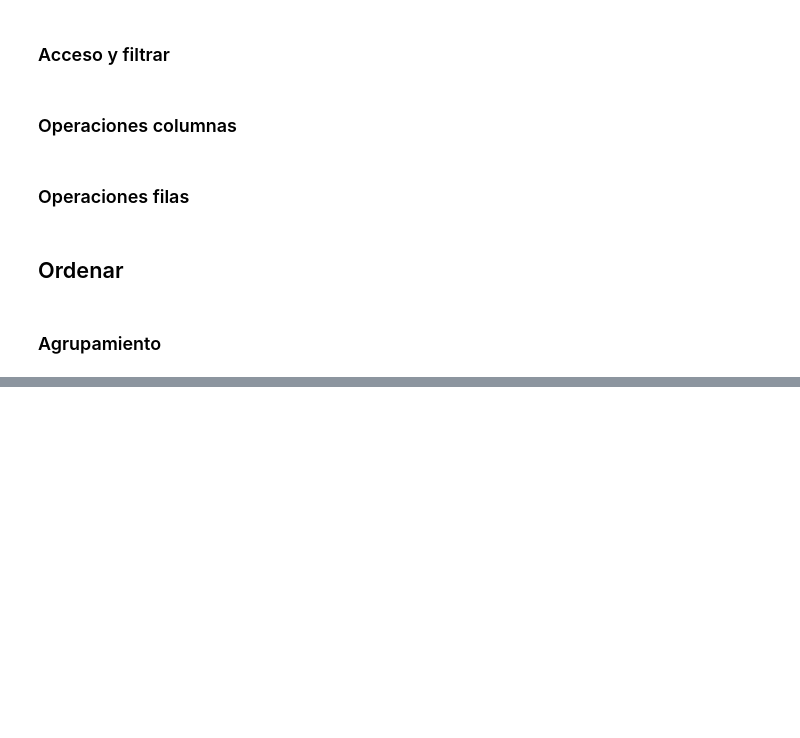
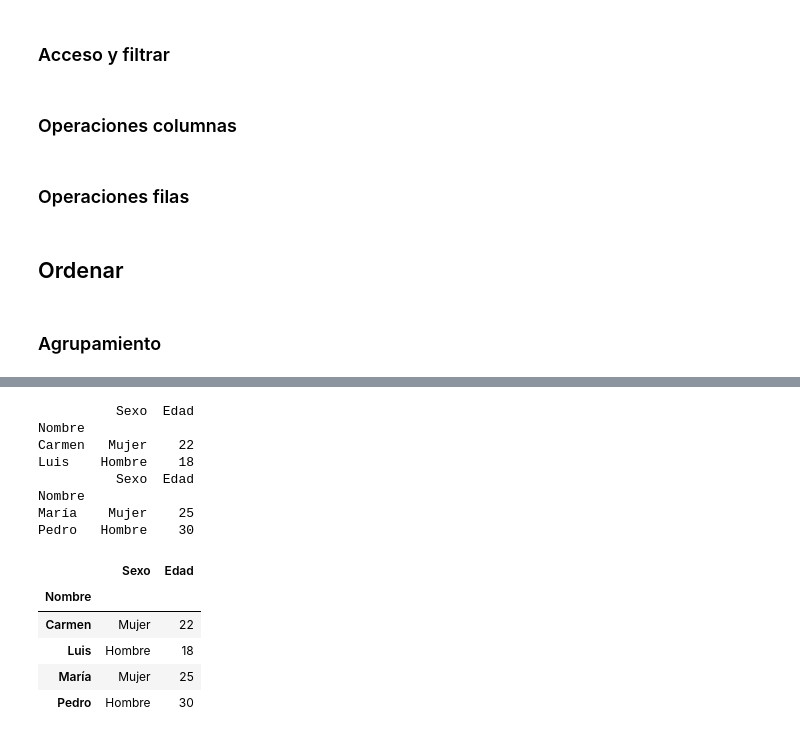
Before and after one commit to ricardoahumada/DataScienceBasics, a Jupyter notebook: pandas/03.pandas_ejemplos.ipynb, the cells around one changed output, grey strips where cells are left out. Drawn from its saved outputs; the diff is of its cells as text; code cells hidden in the pictures; blank space fills up the shorter version.

```diff
--- a/pandas/03.pandas_ejemplos.ipynb
+++ b/pandas/03.pandas_ejemplos.ipynb
@@ -343,0 +478,26 @@ dfcol.groupby(['sexo','peso']).agg(np.sum)
+# %%
+df1 = pd.DataFrame({"Nombre": ["Carmen", "Luis"],
+                    "Sexo": ["Mujer", "Hombre"], "Edad": [22, 18]}).set_index("Nombre")
+df2 = pd.DataFrame({"Nombre": ["María", "Pedro"],
+                    "Sexo": ["Mujer", "Hombre"], "Edad": [25, 30]}).set_index("Nombre")
+
+print(df1)
+print(df2)
+
+df = pd.concat([df1, df2], axis=0)
+df
+# %% [output]
+          Sexo  Edad
+Nombre
+Carmen   Mujer    22
+Luis    Hombre    18
+          Sexo  Edad
+Nombre
+María    Mujer    25
+Pedro   Hombre    30
+|  | Sexo | Edad |
+| Nombre |  |  |
+| Carmen | Mujer | 22 |
+| Luis | Hombre | 18 |
+| María | Mujer | 25 |
+| Pedro | Hombre | 30 |
```
Also changed, not shown: parts of 16 cells of this notebook, 2 other files.
